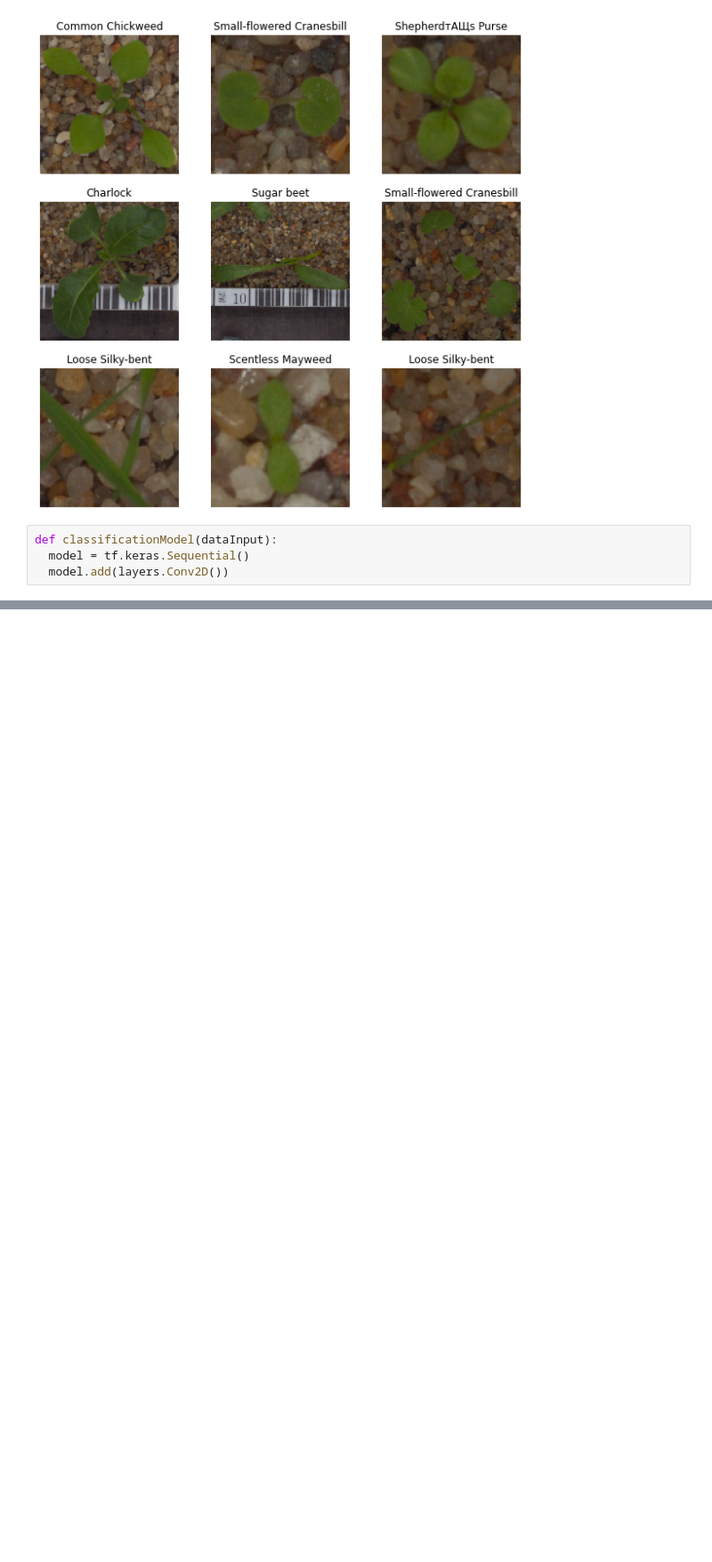
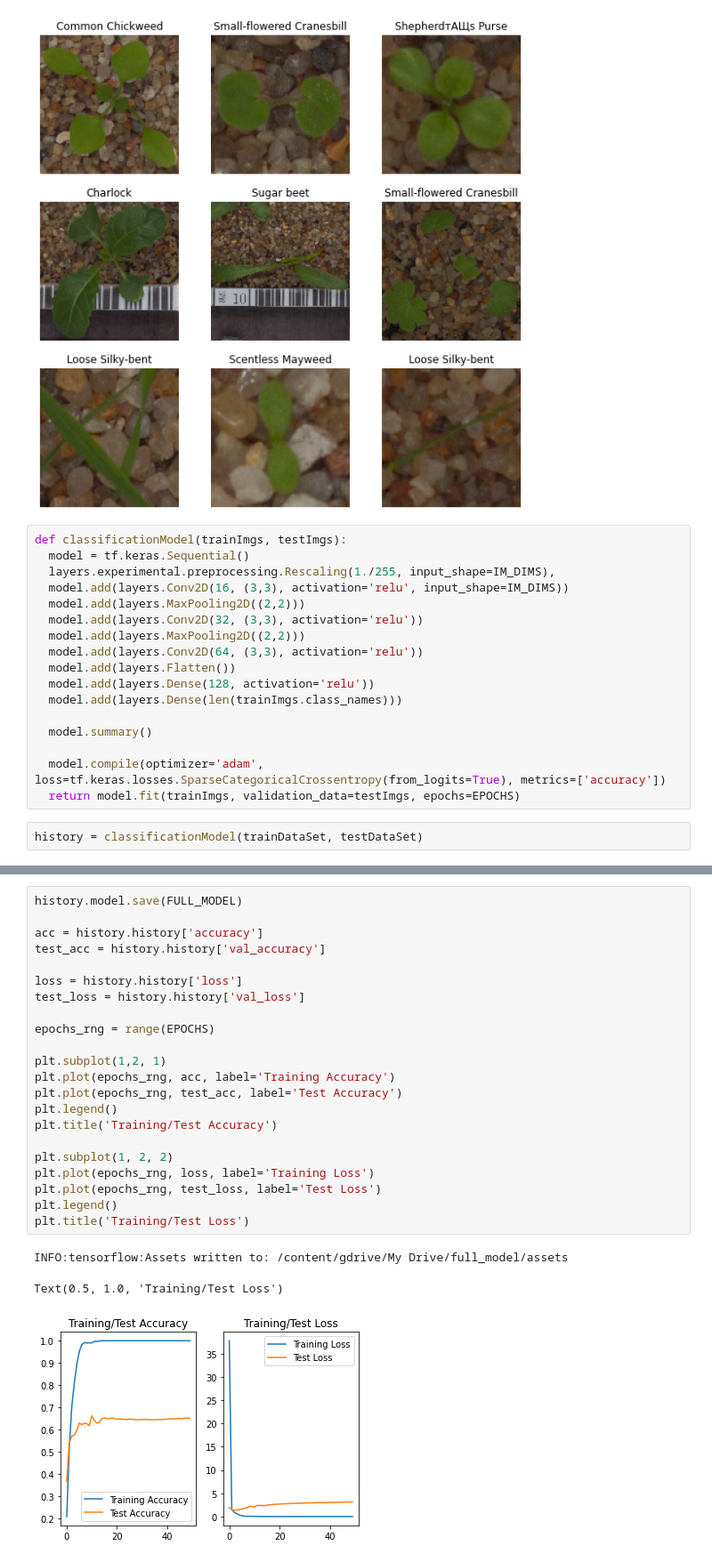
Before and after one commit to Sheepybloke2-0/CSE847-Project, a Jupyter notebook: Model_Training/tinyml_seedling_detect.ipynb, the cells around one changed output, grey strips where cells are left out. Shown at 89% size. Saved outputs shown, nothing was run; the diff lists cells and outputs as text; blank space fills up the shorter version.

Commit message:
Add initial pass at the training and conversion to smaller file for inference.

```diff
--- a/Model_Training/tinyml_seedling_detect.ipynb
+++ b/Model_Training/tinyml_seedling_detect.ipynb
@@ -136,7 +165,22 @@ for images, labels in trainDataSet.take(1):
     plt.axis("off")
 # %% [output]
 [figure]
-# %%
-def classificationModel(dataInput):
-  model = tf.keras.Sequential()
-  model.add(layers.Conv2D())
+# %%
+def classificationModel(trainImgs, testImgs):
+  model = tf.keras.Sequential()
+  layers.experimental.preprocessing.Rescaling(1./255, input_shape=IM_DIMS),
+  model.add(layers.Conv2D(16, (3,3), activation='relu', input_shape=IM_DIMS))
+  model.add(layers.MaxPooling2D((2,2)))
+  model.add(layers.Conv2D(32, (3,3), activation='relu'))
+  model.add(layers.MaxPooling2D((2,2)))
+  model.add(layers.Conv2D(64, (3,3), activation='relu'))
+  model.add(layers.Flatten())
+  model.add(layers.Dense(128, activation='relu'))
+  model.add(layers.Dense(len(trainImgs.class_names)))
+
+  model.summary()
+
+  model.compile(optimizer='adam', loss=tf.keras.losses.SparseCategoricalCrossentropy(from_logits=True), metrics=['accuracy'])
+  return model.fit(trainImgs, validation_data=testImgs, epochs=EPOCHS)
+# %%
+history = classificationModel(trainDataSet, testDataSet)
@@ -142,0 +205,26 @@ def classificationModel(dataInput):
+# %%
+history.model.save(FULL_MODEL)
+
+acc = history.history['accuracy']
+test_acc = history.history['val_accuracy']
+
+loss = history.history['loss']
+test_loss = history.history['val_loss']
+
+epochs_rng = range(EPOCHS)
+
+plt.subplot(1,2, 1)
+plt.plot(epochs_rng, acc, label='Training Accuracy')
+plt.plot(epochs_rng, test_acc, label='Test Accuracy')
+plt.legend()
+plt.title('Training/Test Accuracy')
+
+plt.subplot(1, 2, 2)
+plt.plot(epochs_rng, loss, label='Training Loss')
+plt.plot(epochs_rng, test_loss, label='Test Loss')
+plt.legend()
+plt.title('Training/Test Loss')
+# %% [output]
+INFO:tensorflow:Assets written to: /content/gdrive/My Drive/full_model/assets
+Text(0.5, 1.0, 'Training/Test Loss')
+[figure, added]
```
Also changed, not shown: parts of 13 cells of this notebook.
